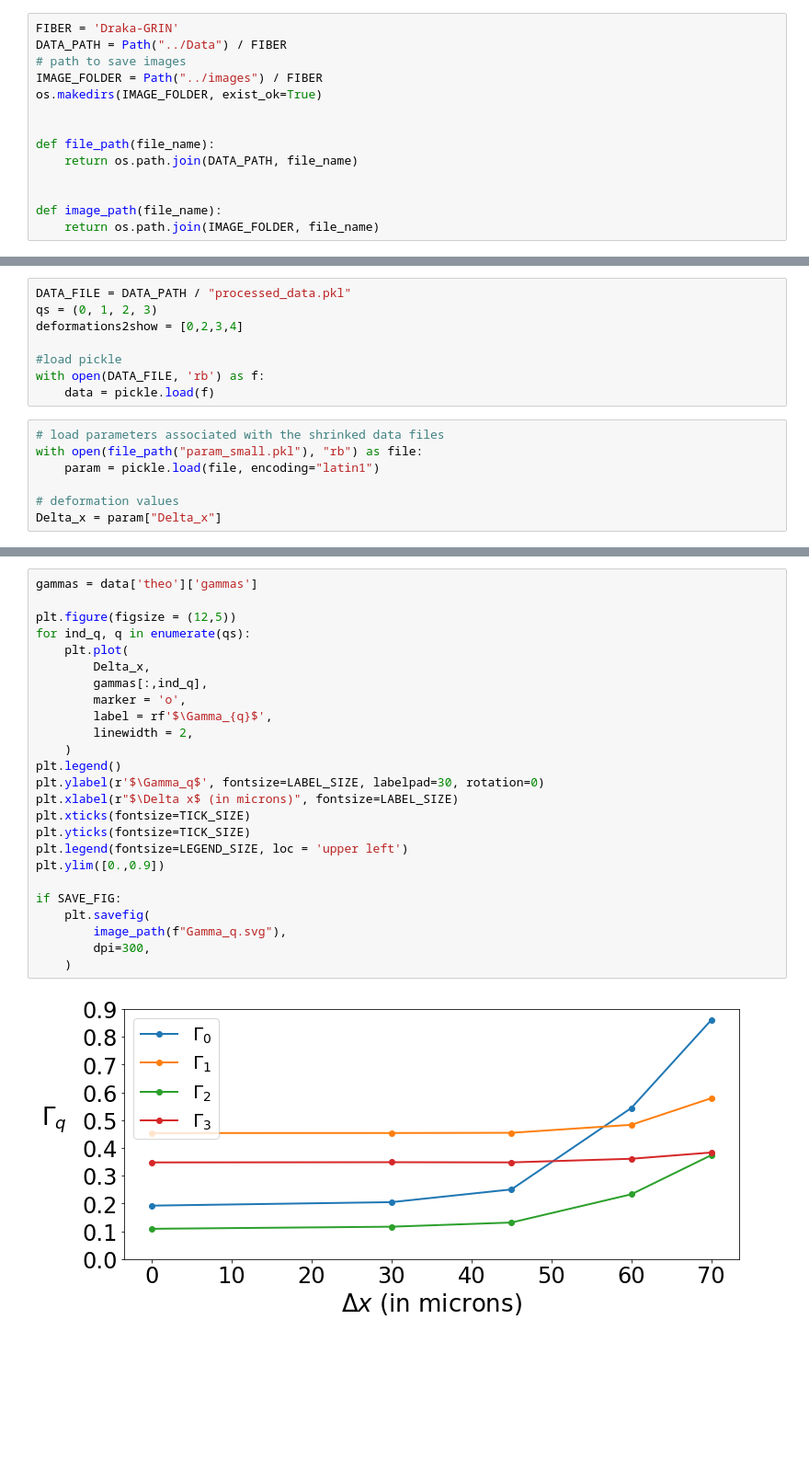
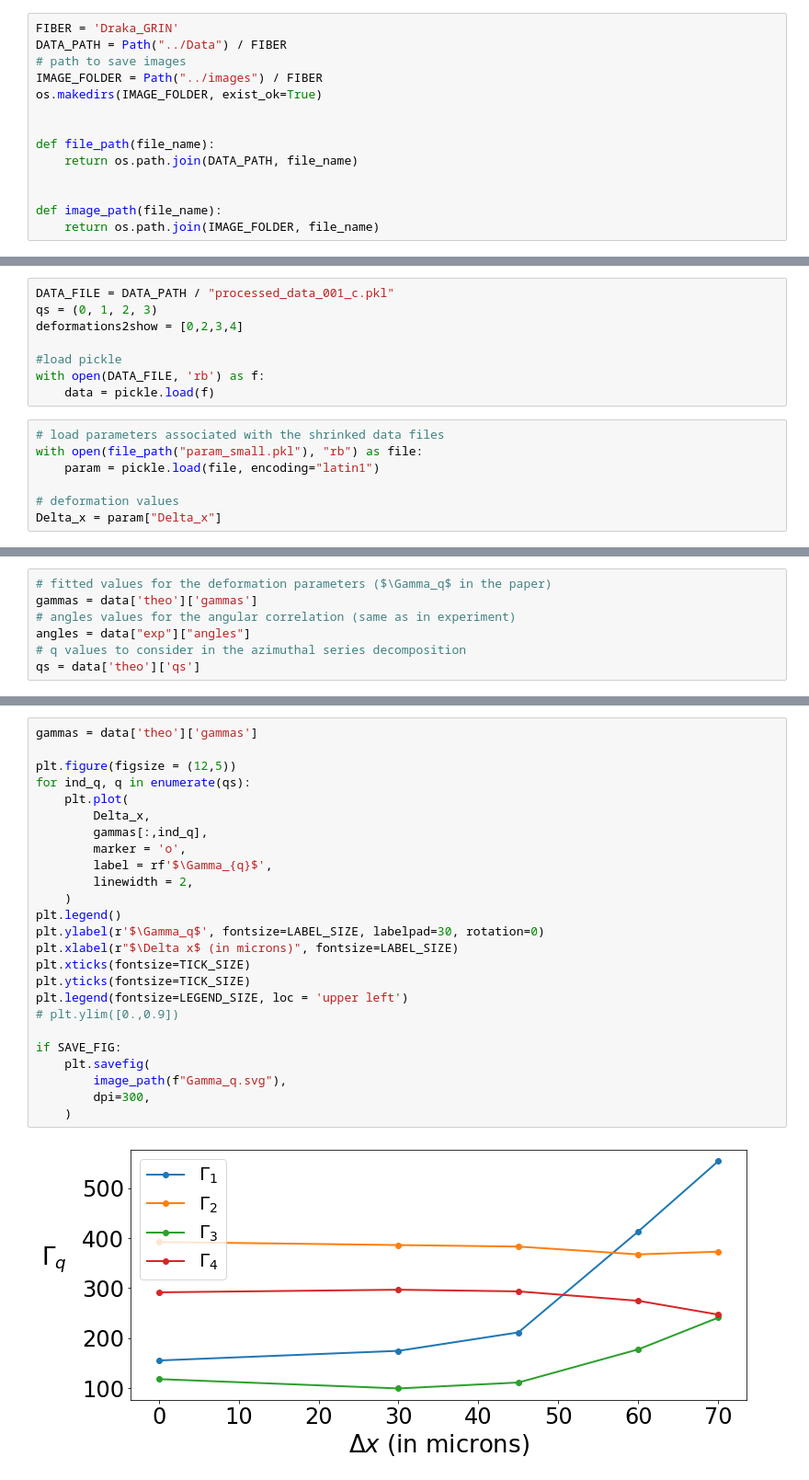
Before and after one commit to wavefrontshaping/article_RME_2023, a Jupyter notebook: Experiment_VS_Model/Show_results.ipynb, the cells around one changed output, grey strips where cells are left out. Shown: that part at 92% size. Cells and saved outputs as stored; diff of their text form; blank space fills up the shorter version.

Commit message:
clean + proper loading of data

```diff
--- a/Experiment_VS_Model/Show_results.ipynb
+++ b/Experiment_VS_Model/Show_results.ipynb
@@ -5,7 +5,7 @@ import os
 from pathlib import Path
 import pickle
 # %%
-FIBER = 'Draka-GRIN'
+FIBER = 'Draka_GRIN'
 DATA_PATH = Path("../Data") / FIBER
 # path to save images
 IMAGE_FOLDER = Path("../images") / FIBER
@@ -32,5 +38,5 @@ SAVE_FIG = True
 # %%
-DATA_FILE = DATA_PATH / "processed_data.pkl"
+DATA_FILE = DATA_PATH / "processed_data_001_c.pkl"
 qs = (0, 1, 2, 3)
 deformations2show = [0,2,3,4]
 
@@ -46,0 +98,7 @@ Delta_x = param["Delta_x"]
+# %%
+# fitted values for the deformation parameters ($\Gamma_q$ in the paper)
+gammas = data['theo']['gammas']
+# angles values for the angular correlation (same as in experiment)
+angles = data["exp"]["angles"]
+# q values to consider in the azimuthal series decomposition
+qs = data['theo']['qs']
@@ -54,27 +250,27 @@ They represent the azimuthal perturbation of the refractive index $\sum_q \Gamma
 # %%
 gammas = data['theo']['gammas']
 
 plt.figure(figsize = (12,5))
 for ind_q, q in enumerate(qs):
     plt.plot(
         Delta_x,
         gammas[:,ind_q],
         marker = 'o',
         label = rf'$\Gamma_{q}$',
         linewidth = 2,
     )
 plt.legend()
 plt.ylabel(r'$\Gamma_q$', fontsize=LABEL_SIZE, labelpad=30, rotation=0)
 plt.xlabel(r"$\Delta x$ (in microns)", fontsize=LABEL_SIZE)
 plt.xticks(fontsize=TICK_SIZE)
 plt.yticks(fontsize=TICK_SIZE)
 plt.legend(fontsize=LEGEND_SIZE, loc = 'upper left')
-plt.ylim([0.,0.9])
+# plt.ylim([0.,0.9])
 
 if SAVE_FIG:
     plt.savefig(
         image_path(f"Gamma_q.svg"),
         dpi=300,
     )
 # %% [output]
-[figure, old version]
+[figure, new version]
```
Also changed, not shown: parts of 23 cells of this notebook.
